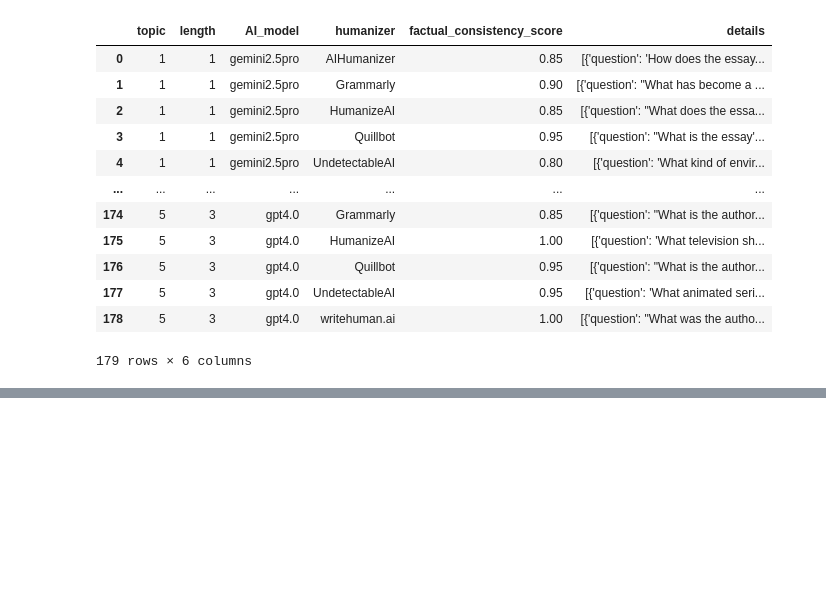
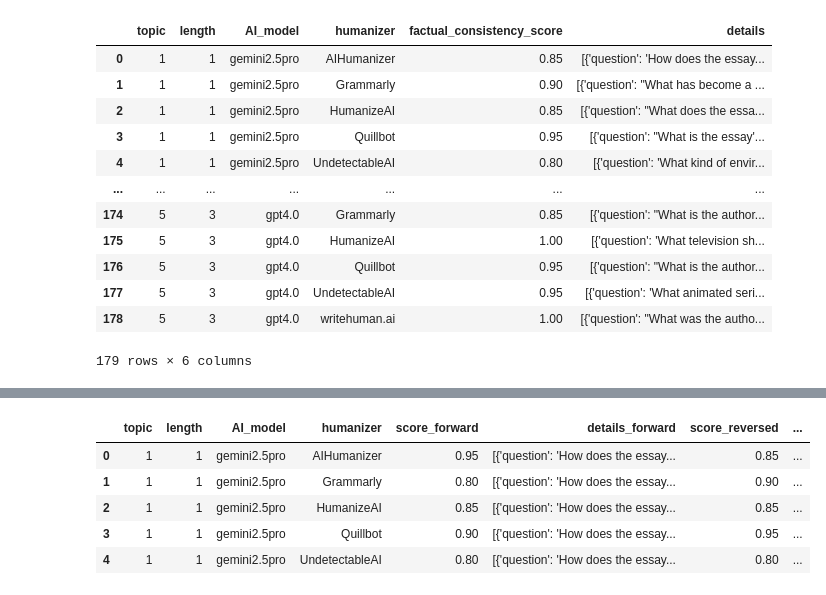
Before and after one commit to warit-tee/FYP, a Jupyter notebook: factual/fact.ipynb, the cells around one changed output, grey strips where cells are left out. Saved outputs shown, nothing was run; the diff lists cells and outputs as text; code cells hidden in the pictures; blank space fills up the shorter version.

```diff
--- a/factual/fact.ipynb
+++ b/factual/fact.ipynb
@@ -606,0 +649,11 @@ display(df_reversed)
+# %%
+df = df.merge(df_reversed, on=['topic', 'length', 'AI_model', 'humanizer'], suffixes=('_forward', '_reversed'))
+df.rename(columns={'factual_consistency_score_forward': 'score_forward', 'factual_consistency_score_reversed': 'score_reversed'}, inplace=True)
+df.head()
+# %% [output]
+|  | topic | length | AI_model | humanizer | score_forward | details_forward | score_reversed | ... |
+| 0 | 1 | 1 | gemini2.5pro | AIHumanizer | 0.95 | [{'question': 'How does the essay... | 0.85 | ... |
+| 1 | 1 | 1 | gemini2.5pro | Grammarly | 0.80 | [{'question': 'How does the essay... | 0.90 | ... |
+| 2 | 1 | 1 | gemini2.5pro | HumanizeAI | 0.85 | [{'question': 'How does the essay... | 0.85 | ... |
+| 3 | 1 | 1 | gemini2.5pro | Quillbot | 0.90 | [{'question': 'How does the essay... | 0.95 | ... |
+| 4 | 1 | 1 | gemini2.5pro | UndetectableAI | 0.80 | [{'question': 'How does the essay... | 0.80 | ... |
```
Also changed, not shown: parts of 8 cells of this notebook.
